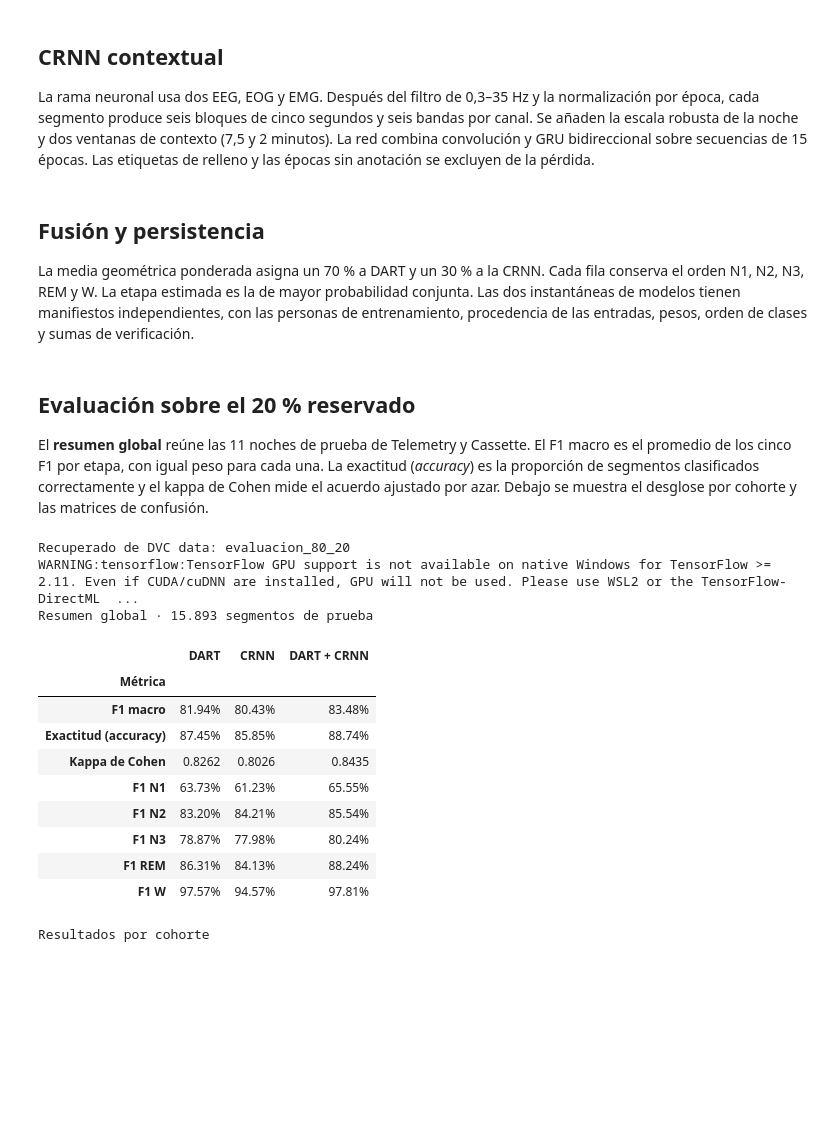
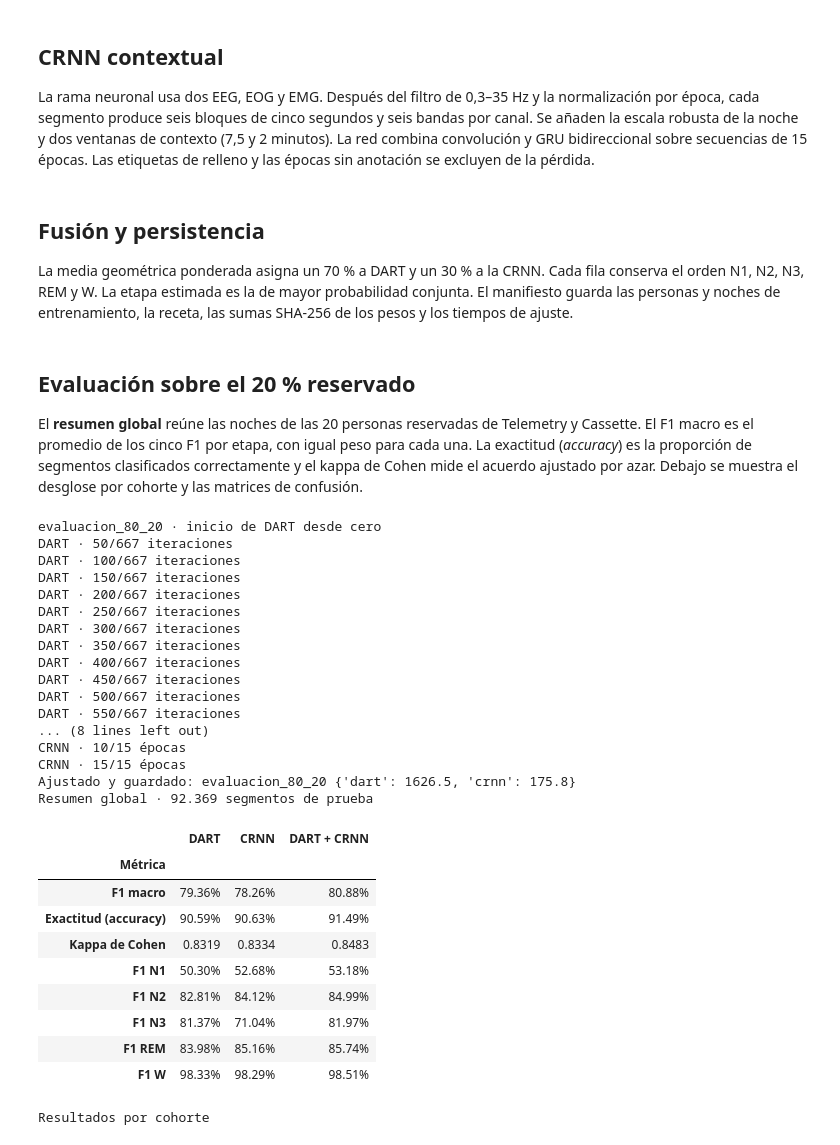
Before and after one commit to jcrkboy/micro-proyecto-grupo-7, a Jupyter notebook: Notebooks/dart_crnn_mixto.ipynb, the cells around one changed output. Saved outputs shown, nothing was run; the diff lists cells and outputs as text; code cells hidden in the pictures; blank space fills up the shorter version.

Commit message:
Separa la evaluación mixta 80/20 del ajuste final con 100 personas

```diff
--- a/Notebooks/dart_crnn_mixto.ipynb
+++ b/Notebooks/dart_crnn_mixto.ipynb
@@ -82,15 +85,20 @@ Se conserva el primer grupo de prueba de la comparación previa para evaluar los
 # %%
 registros = {'Telemetry': discover_sleep_telemetry_records(DATA/'sleep-telemetry'),
              'Cassette': discover_sleep_cassette_records(DATA/'sleep-cassette')}
+esperados = {'Cassette': (78, 153), 'Telemetry': (22, 44)}
+for cohorte, lista in registros.items():
+    assert (len({r.subject_id for r in lista}), len(lista)) == esperados[cohorte], cohorte
 indices, tablas = [], []
 for cohorte, lista in registros.items():
     pipeline = PreprocessingPipeline(PreprocessingConfig(**PERFILES[cohorte]))
     grupos = [lista] if cohorte == 'Telemetry' else [[r] for r in lista]
-    cache = DATA/'processed/supervised' if cohorte == 'Telemetry' else Path(tempfile.gettempdir())/'sleep-edfx-sc-features-v1'
-    for grupo in grupos:
+    cache = DATA/'processed/supervised'
+    for posicion, grupo in enumerate(grupos, 1):
         ds = load_or_build_supervised_dataset(grupo, pipeline, cache, verbose=False)
         tablas.append(ds.features.reindex(columns=COLUMNAS).astype('float32'))
         indices.append(ds.metadata[['record_id','subject_id','epoch_index']].assign(cohorte=cohorte, etapa=ds.labels.to_numpy()))
+        if posicion % 10 == 0 or posicion == len(grupos):
+            print(f'{cohorte} · {posicion}/{len(grupos)} grupos procesados', flush=True)
 X = pd.concat(tablas, ignore_index=True)
 meta = pd.concat(indices, ignore_index=True)
 del tablas, indices, ds
@@ -98,9 +106,11 @@ assert len(meta)==len(X) and not meta.duplicated(['record_id','epoch_index']).an
 assert sorted(meta.etapa.unique())==CLASES.tolist()
 personas = meta[['cohorte','subject_id']].drop_duplicates().sort_values(['cohorte','subject_id'])
 assert personas.subject_id.is_unique
+assert set(meta.record_id) == {r.record_id for lista in registros.values() for r in lista}
 _, idx_test = next(StratifiedKFold(5, shuffle=True, random_state=SEMILLA).split(personas, personas.cohorte))
 prueba = meta.subject_id.isin(personas.iloc[idx_test].subject_id)
 train, test = meta[~prueba], meta[prueba]
+assert train.subject_id.nunique() == 80 and test.subject_id.nunique() == 20
 assert set(train.subject_id).isdisjoint(test.subject_id)
 resumen = meta.assign(particion=np.where(prueba,'Prueba','Entrenamiento')).groupby(['particion','cohorte']).agg(
     personas=('subject_id','nunique'), noches=('record_id','nunique'), segmentos=('etapa','size'))
@@ -125,7 +152,13 @@ El paquete del proyecto prepara las características tabulares y construye el cl
 # %%
 def entrenar_dart(filas):
     modelo = create_lightgbm_classifier(**PARAMS)
-    modelo.fit(X.loc[filas.index], filas.etapa)
+    def progreso(env):
+        iteracion = env.iteration + 1
+        if iteracion % 50 == 0 or iteracion == env.end_iteration:
+            print(f'DART · {iteracion}/{env.end_iteration} iteraciones', flush=True)
+
+    datos = X if filas.index.equals(X.index) else X.loc[filas.index]
+    modelo.fit(datos, filas.etapa, callbacks=[progreso])
     np.testing.assert_array_equal(modelo.classes_, CLASES)
     return modelo.booster_
 # %% [markdown]
@@ -196,10 +229,12 @@ def entrenar_crnn(filas, entradas):
             ys.append(y[valido])
         x,y = np.concatenate(xs),np.concatenate(ys)
         lotes[d] = (x,y.clip(0),np.where(y>=0,pesos[y.clip(0)],0).astype('float32'))
-    for epoca in range(15):
+    for epoca in range(EPOCAS_CRNN):
         x,y,w = lotes[DESFASES[epoca%3]]
         orden = rng.permutation(len(x))
         red.fit(x[orden], y[orden], sample_weight=w[orden], batch_size=64, epochs=1, shuffle=False, verbose=0)
+        if (epoca + 1) % 5 == 0 or epoca + 1 == EPOCAS_CRNN:
+            print(f'CRNN · {epoca + 1}/{EPOCAS_CRNN} épocas', flush=True)
     return red
 
 def prob_crnn(red,x):
@@ -211,7 +246,7 @@ def prob_crnn(red,x):
 # %% [markdown]
 ## Fusión y persistencia
 
-La media geométrica ponderada asigna un 70 % a DART y un 30 % a la CRNN. Cada fila conserva el orden N1, N2, N3, REM y W. La etapa estimada es la de mayor probabilidad conjunta. Las dos instantáneas de modelos tienen manifiestos independientes, con las personas de entrenamiento, procedencia de las entradas, pesos, orden de clases y sumas de verificación.
+La media geométrica ponderada asigna un 70 % a DART y un 30 % a la CRNN. Cada fila conserva el orden N1, N2, N3, REM y W. La etapa estimada es la de mayor probabilidad conjunta. El manifiesto guarda las personas y noches de entrenamiento, la receta, las sumas SHA-256 de los pesos y los tiempos de ajuste.
 # %%
 def combinar(p_dart, p_crnn):
     if p_dart.shape != p_crnn.shape:
@@ -237,7 +343,8 @@ def huella_json(obj):
     return hashlib.sha256(json.dumps(obj,sort_keys=True,ensure_ascii=False).encode()).hexdigest()
 
 codigo = json.loads((ROOT/'Notebooks/dart_crnn_mixto.ipynb').read_text('utf8'))['cells']
-receta = huella_json({c['id']:c['source'] for c in codigo if c['id'] in ('setup','datos','dart','espectro','crnn','fusion')})
+fuentes = {c['id']:c['source'] for c in codigo if c['id'] in ('setup','datos','dart','espectro','crnn','fusion')}
+receta = huella_json(fuentes)
 paquete = huella_json({p.relative_to(SRC).as_posix():hashlib.sha256(p.read_bytes().replace(b'\r\n',b'\n')).hexdigest() for p in sorted((SRC/'sleep_staging').rglob('*.py'))})
 versiones = {p:version(p) for p in ('lightgbm','tensorflow','keras','mne','numpy','scipy','scikit-learn','pandas')}
 
@@ -265,7 +372,7 @@ def contrato(filas):
             'personas_entrenamiento':sorted(filas.subject_id.unique()),'segmentos_entrenamiento':len(filas),
             'clases':CLASES.tolist(),'columnas_dart':COLUMNAS,'parametros_dart':PARAMS,
             'preprocesamiento_crnn':prepro_crnn, 'preprocesamiento_dart':PERFILES, 'canales_crnn':CANALES, 'bandas_hz':BANDAS,
-            'entrada_crnn':[15,6,96],'desfases':DESFASES, 'fusion':{'tipo':'geometrica','dart':.70,'crnn':.30,'piso':1e-7}}
+            'epocas_crnn':EPOCAS_CRNN, 'entrada_crnn':[15,6,96],'desfases':DESFASES, 'fusion':{'tipo':'geometrica','dart':.70,'crnn':.30,'piso':1e-7}}
 
 def cargar(manifiesto):
     info = json.loads(manifiesto.read_text('utf8'))
@@ -294,14 +401,13 @@ def guardar(nombre, filas, dart, red, origen, segundos):
     temporal.write_text(json.dumps(info,ensure_ascii=False,indent=2),encoding='utf8')
     temporal.replace(carpeta/'manifest.json')
 
-def ajustar_o_cargar(nombre, filas):
+def ajustar_y_guardar(nombre, filas):
     destino = STORE/nombre/'manifest.json'
-    if destino.exists() and json.loads(destino.read_text('utf8'))['firma']==huella_json(contrato(filas)):
-        print('Recuperado de DVC data:',nombre)
-        return cargar(destino)
+    print(f'{nombre} · inicio de DART desde cero', flush=True)
     inicio = perf_counter()
     dart = entrenar_dart(filas)
     intermedio = perf_counter()
+    print(f'{nombre} · DART completado en {intermedio-inicio:.1f} s. Inicio de CRNN desde cero.', flush=True)
     red = entrenar_crnn(filas,entradas)
     segundos = {'dart':intermedio-inicio,'crnn':perf_counter()-intermedio}
     guardar(nombre,filas,dart,red,'Ajuste con las personas del manifiesto',segundos)
@@ -310,47 +416,61 @@ def ajustar_o_cargar(nombre, filas):
 # %% [markdown]
 ## Evaluación sobre el 20 % reservado
 
-El **resumen global** reúne las 11 noches de prueba de Telemetry y Cassette. El F1 macro es el promedio de los cinco F1 por etapa, con igual peso para cada una. La exactitud (*accuracy*) es la proporción de segmentos clasificados correctamente y el kappa de Cohen mide el acuerdo ajustado por azar. Debajo se muestra el desglose por cohorte y las matrices de confusión.
+El **resumen global** reúne las noches de las 20 personas reservadas de Telemetry y Cassette. El F1 macro es el promedio de los cinco F1 por etapa, con igual peso para cada una. La exactitud (*accuracy*) es la proporción de segmentos clasificados correctamente y el kappa de Cohen mide el acuerdo ajustado por azar. Debajo se muestra el desglose por cohorte y las matrices de confusión.
 # %%
-dart_eval, crnn_eval, ficha_eval = ajustar_o_cargar('evaluacion_80_20',train)
+dart_eval, crnn_eval, ficha_eval = ajustar_y_guardar('evaluacion_80_20',train)
 p_dart = dart_eval.predict(X.loc[test.index],num_threads=4)
 p_crnn = np.empty_like(p_dart)
 for rid,g in test.groupby('record_id'):
     p_crnn[test.index.get_indexer(g.index)] = prob_crnn(crnn_eval,entradas[rid])[g.epoch_index]
 p_fusion = combinar(p_dart,p_crnn)
 resultados = test.copy()
 modelos = ['DART','CRNN','DART + CRNN']
 for modelo, p in zip(modelos,[p_dart,p_crnn,p_fusion]):
     np.testing.assert_allclose(p.sum(axis=1),1,atol=1e-6)
     resultados[modelo] = CLASES[p.argmax(axis=1)]
 def metricas(g):
     return pd.DataFrame([[f1_score(g.etapa,g[m],labels=CLASES,average='macro',zero_division=0),
                           accuracy_score(g.etapa,g[m]),cohen_kappa_score(g.etapa,g[m])] for m in modelos],
                         index=modelos,columns=['F1 macro','Exactitud','Kappa'])
 globales = metricas(resultados).rename(columns={'Exactitud':'Exactitud (accuracy)', 'Kappa':'Kappa de Cohen'}).T
 f1_etapas = pd.DataFrame(
     {m: f1_score(resultados.etapa, resultados[m], labels=CLASES, average=None, zero_division=0) for m in modelos},
     index=[f'F1 {etapa}' for etapa in CLASES],
 )
 resumen_prueba = pd.concat([globales, f1_etapas]).rename_axis('Métrica')
 print(f'Resumen global · {len(resultados):,} segmentos de prueba'.replace(',', '.'))
 display(resumen_prueba.style.format('{:.2%}').format('{:.4f}', subset=pd.IndexSlice[['Kappa de Cohen'], :]))
 print('Resultados por cohorte')
 display(pd.concat({k:metricas(g) for k,g in resultados.groupby('cohorte')}, names=['Cohorte','Modelo']).round(5))
 # %% [output]
-Recuperado de DVC data: evaluacion_80_20
-WARNING:tensorflow:TensorFlow GPU support is not available on native Windows for TensorFlow >= 2.11. Even if CUDA/cuDNN are installed, GPU will not be used. Please use WSL2 or the TensorFlow-DirectML  ...
-Resumen global · 15.893 segmentos de prueba
+evaluacion_80_20 · inicio de DART desde cero
+DART · 50/667 iteraciones
+DART · 100/667 iteraciones
+DART · 150/667 iteraciones
+DART · 200/667 iteraciones
+DART · 250/667 iteraciones
+DART · 300/667 iteraciones
+DART · 350/667 iteraciones
+DART · 400/667 iteraciones
+DART · 450/667 iteraciones
+DART · 500/667 iteraciones
+DART · 550/667 iteraciones
+... (8 lines left out)
+CRNN · 10/15 épocas
+CRNN · 15/15 épocas
+Ajustado y guardado: evaluacion_80_20 {'dart': 1626.5, 'crnn': 175.8}
+Resumen global · 92.369 segmentos de prueba
 |  | DART | CRNN | DART + CRNN |
 | Métrica |  |  |  |
-| F1 macro | 81.94% | 80.43% | 83.48% |
-| Exactitud (accuracy) | 87.45% | 85.85% | 88.74% |
-| Kappa de Cohen | 0.8262 | 0.8026 | 0.8435 |
-| F1 N1 | 63.73% | 61.23% | 65.55% |
-| F1 N2 | 83.20% | 84.21% | 85.54% |
-| F1 N3 | 78.87% | 77.98% | 80.24% |
-| F1 REM | 86.31% | 84.13% | 88.24% |
-| F1 W | 97.57% | 94.57% | 97.81% |
+| F1 macro | 79.36% | 78.26% | 80.88% |
+| Exactitud (accuracy) | 90.59% | 90.63% | 91.49% |
+| Kappa de Cohen | 0.8319 | 0.8334 | 0.8483 |
+| F1 N1 | 50.30% | 52.68% | 53.18% |
+| F1 N2 | 82.81% | 84.12% | 84.99% |
+| F1 N3 | 81.37% | 71.04% | 81.97% |
+| F1 REM | 83.98% | 85.16% | 85.74% |
+| F1 W | 98.33% | 98.29% | 98.51% |
 Resultados por cohorte
 |  |  | F1 macro | Exactitud | Kappa |
 | Cohorte | Modelo |  |  |  |
```
Also changed, not shown: parts of 14 cells of this notebook, 1 other file.
